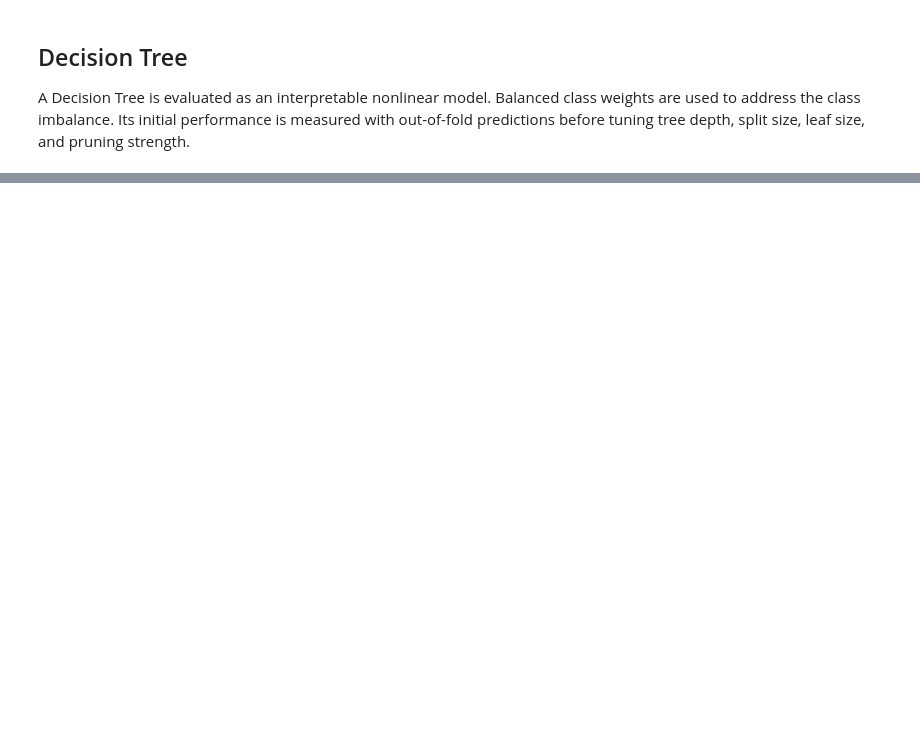
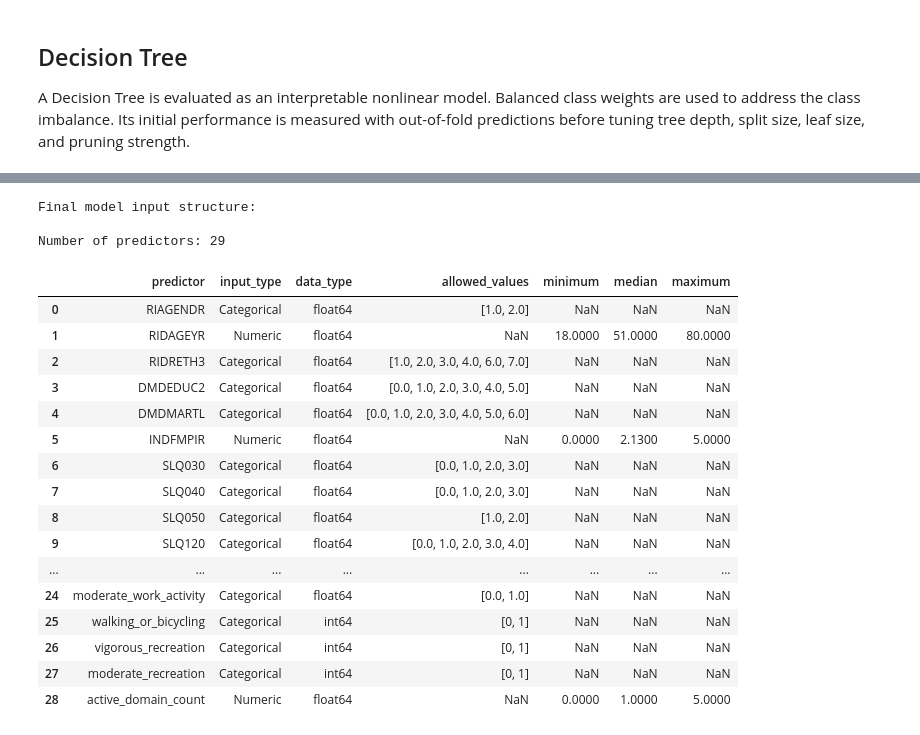
Before and after one commit to sibelsezen/nhanes-depression-risk-prediction, a Jupyter notebook: notebooks/04_model_development_revised.ipynb, the cells around one changed output, grey strips where cells are left out. Saved outputs shown, nothing was run; the diff lists cells and outputs as text; code cells hidden in the pictures; blank space fills up the shorter version.

```diff
--- a/notebooks/04_model_development_revised.ipynb
+++ b/notebooks/04_model_development_revised.ipynb
@@ -7796,0 +12720,61 @@ The final deployment pipeline was refitted using all 5,068 participants and save
+# %%
+# Inspect the exact input structure required by the Streamlit application
+
+print("Final model input structure:\n")
+print("Number of predictors:", len(selected_predictors))
+
+input_structure = []
+
+for column in selected_predictors:
+    column_type = str(X_full[column].dtype)
+
+    if column in categorical_columns:
+        allowed_values = sorted(
+            X_full[column].dropna().unique().tolist(),
+            key=str,
+        )
+
+        input_structure.append(
+            {
+                "predictor": column,
+                "input_type": "Categorical",
+                "data_type": column_type,
+                "allowed_values": allowed_values,
+            }
+        )
+    else:
+        input_structure.append(
+            {
+                "predictor": column,
+                "input_type": "Numeric",
+                "data_type": column_type,
+                "minimum": X_full[column].min(),
+                "median": X_full[column].median(),
+                "maximum": X_full[column].max(),
+            }
+        )
+
+input_structure_table = pd.DataFrame(input_structure)
+
+display(input_structure_table)
+# %% [output]
+Final model input structure:
+
+Number of predictors: 29
+|  | predictor | input_type | data_type | allowed_values | minimum | median | maximum |
+| 0 | RIAGENDR | Categorical | float64 | [1.0, 2.0] | NaN | NaN | NaN |
+| 1 | RIDAGEYR | Numeric | float64 | NaN | 18.0000 | 51.0000 | 80.0000 |
+| 2 | RIDRETH3 | Categorical | float64 | [1.0, 2.0, 3.0, 4.0, 6.0, 7.0] | NaN | NaN | NaN |
+| 3 | DMDEDUC2 | Categorical | float64 | [0.0, 1.0, 2.0, 3.0, 4.0, 5.0] | NaN | NaN | NaN |
+| 4 | DMDMARTL | Categorical | float64 | [0.0, 1.0, 2.0, 3.0, 4.0, 5.0, 6.0] | NaN | NaN | NaN |
+| 5 | INDFMPIR | Numeric | float64 | NaN | 0.0000 | 2.1300 | 5.0000 |
+| 6 | SLQ030 | Categorical | float64 | [0.0, 1.0, 2.0, 3.0] | NaN | NaN | NaN |
+| 7 | SLQ040 | Categorical | float64 | [0.0, 1.0, 2.0, 3.0] | NaN | NaN | NaN |
+| 8 | SLQ050 | Categorical | float64 | [1.0, 2.0] | NaN | NaN | NaN |
+| 9 | SLQ120 | Categorical | float64 | [0.0, 1.0, 2.0, 3.0, 4.0] | NaN | NaN | NaN |
+| ... | ... | ... | ... | ... | ... | ... | ... |
+| 24 | moderate_work_activity | Categorical | float64 | [0.0, 1.0] | NaN | NaN | NaN |
+| 25 | walking_or_bicycling | Categorical | int64 | [0, 1] | NaN | NaN | NaN |
+| 26 | vigorous_recreation | Categorical | int64 | [0, 1] | NaN | NaN | NaN |
+| 27 | moderate_recreation | Categorical | int64 | [0, 1] | NaN | NaN | NaN |
+| 28 | active_domain_count | Numeric | float64 | NaN | 0.0000 | 1.0000 | 5.0000 |
```
Also changed, not shown: parts of 145 cells of this notebook, 6 other files.
